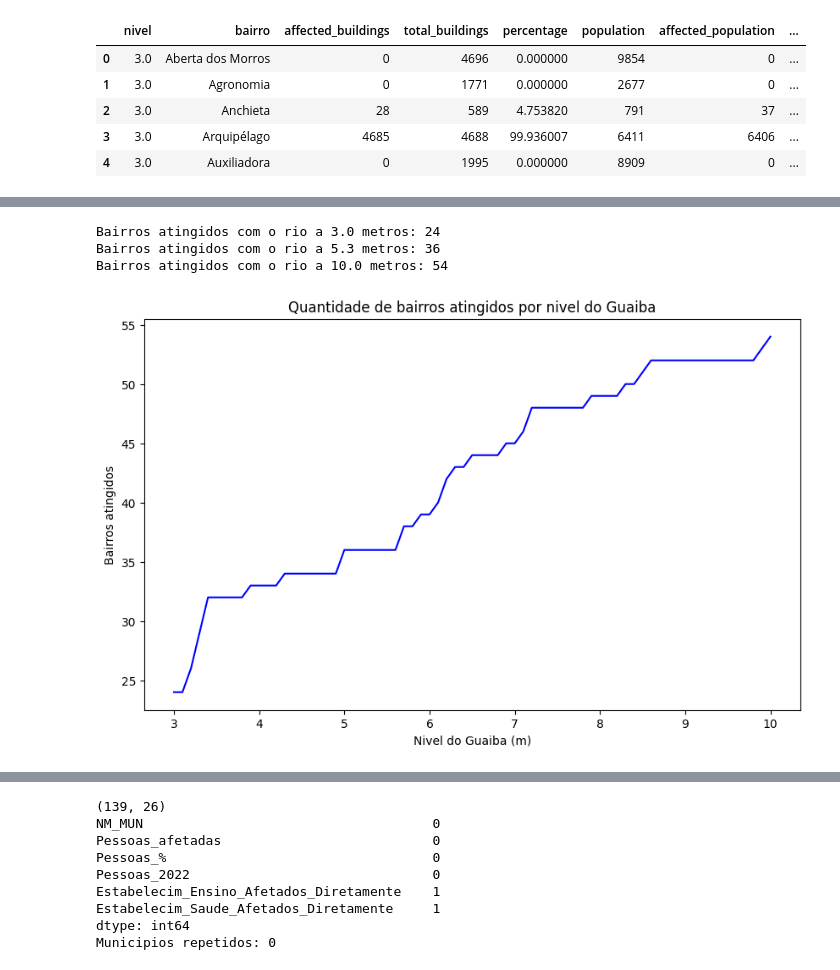
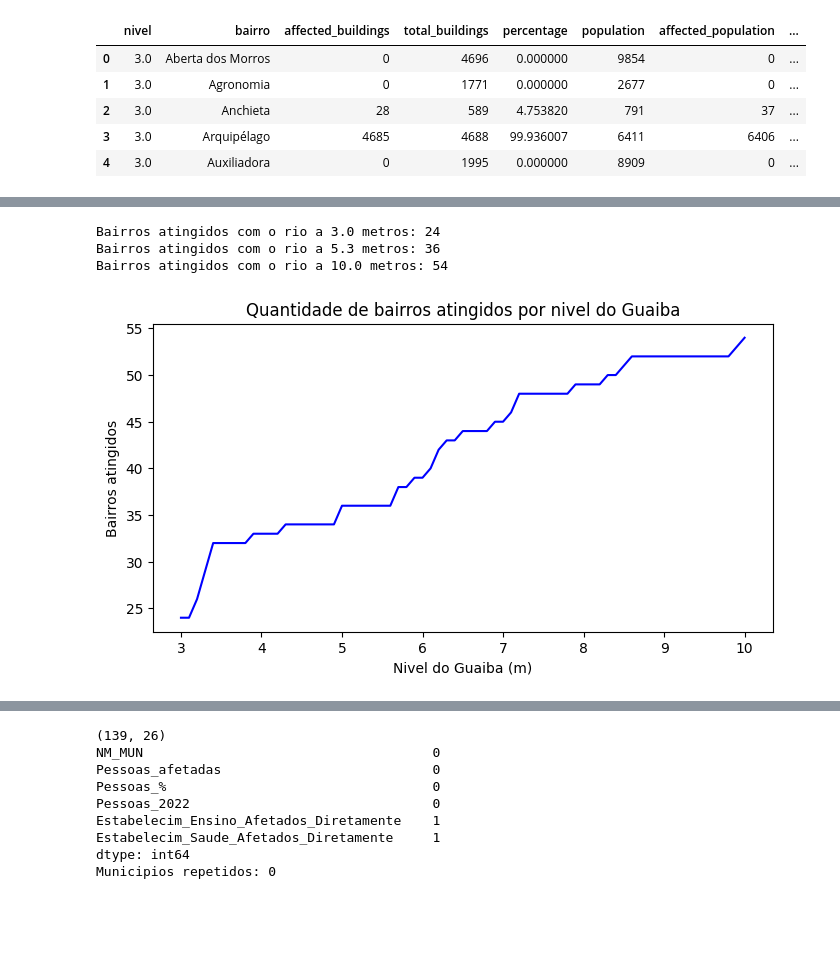
Before and after one commit to SofiaLahham/enchentes-rs-dashboard, a Jupyter notebook: notebooks/eda.ipynb, the cells around one changed output, grey strips where cells are left out. Saved outputs shown, nothing was run; the diff lists cells and outputs as text; code cells hidden in the pictures; blank space fills up the shorter version.

```diff
--- a/notebooks/eda.ipynb
+++ b/notebooks/eda.ipynb
@@ -99,28 +99,28 @@ Bairros atingidos no nivel 5.3: 36
 # %%
 # Gráfico 4: quantidade de bairros atingidos em cada nível do rio
 # Conta, para cada nível, quantos bairros têm pelo menos um prédio alagado
 bairros_por_nivel = df[df["affected_buildings"] > 0]["nivel"].value_counts().sort_index()
 
 print("Bairros atingidos com o rio a 3.0 metros:", bairros_por_nivel.loc[3.0])
 print("Bairros atingidos com o rio a 5.3 metros:", bairros_por_nivel.loc[5.3])
 print("Bairros atingidos com o rio a 10.0 metros:", bairros_por_nivel.loc[10.0])
 
-plt.figure(figsize=(10,6))
+plt.figure(figsize=(8,4))
 bairros_por_nivel.plot(color="blue")
 plt.title("Quantidade de bairros atingidos por nivel do Guaiba")
 plt.xlabel("Nivel do Guaiba (m)")
 plt.ylabel("Bairros atingidos")
 plt.show()
 
 # O que o gráfico mostra: já com o rio a 3 metros, 24 bairros têm prédios alagados.
 # No nível 5,3 são 36 bairros, e com o rio a 10 metros chegam a 54, mais da metade dos 94 bairros da cidade.
 # A quantidade de bairros cresce bem mais devagar do que a de pessoas: depois de certo nível,
 # a água avança principalmente dentro dos bairros que já estavam atingidos.
 # %% [output]
 Bairros atingidos com o rio a 3.0 metros: 24
 Bairros atingidos com o rio a 5.3 metros: 36
 Bairros atingidos com o rio a 10.0 metros: 54
-[figure, old version]
+[figure, new version]
 # %%
 # Gráfico 5: distribuição da porcentagem de prédios alagados entre os bairros atingidos, no nível 5.3
 # Mostra quantos bairros ficam em cada faixa de porcentagem (de 0 a 10%, de 10 a 20%, e assim por diante)
```
Also changed, not shown: parts of 8 cells of this notebook, 1 other file.
